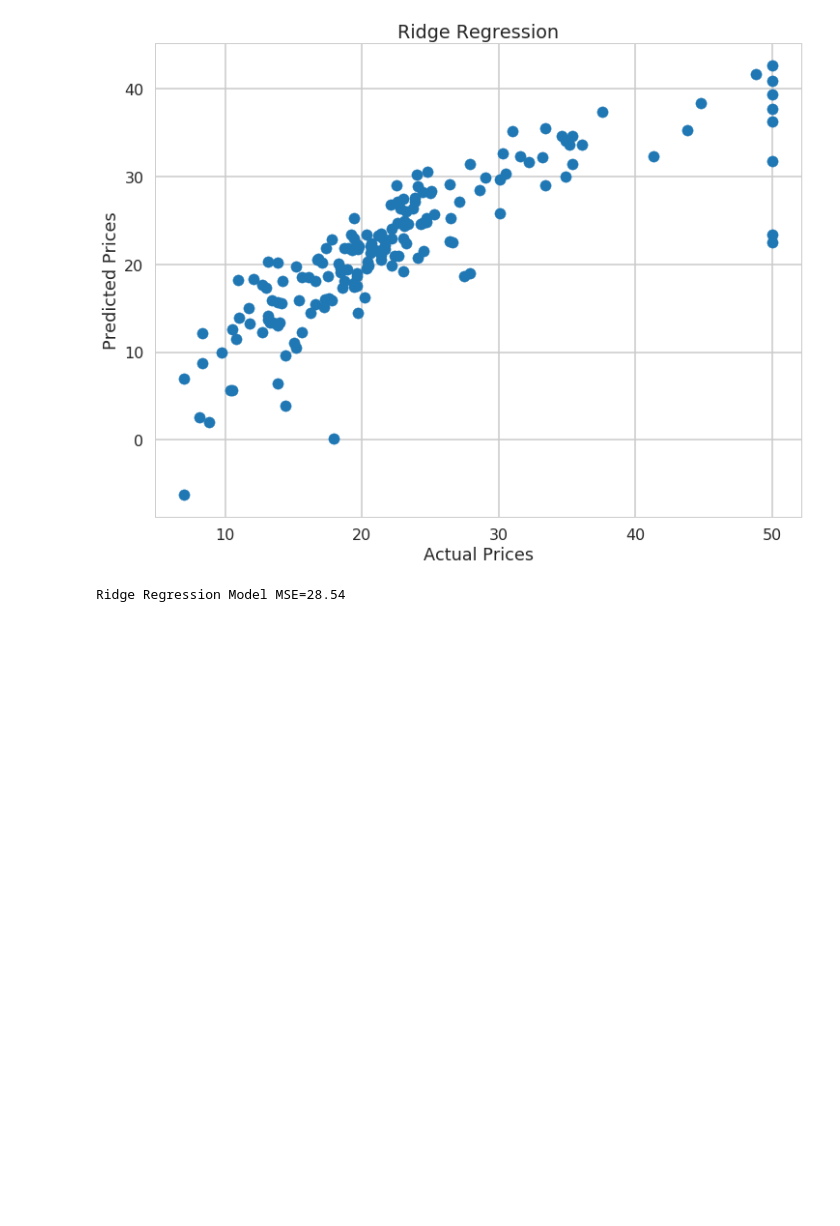
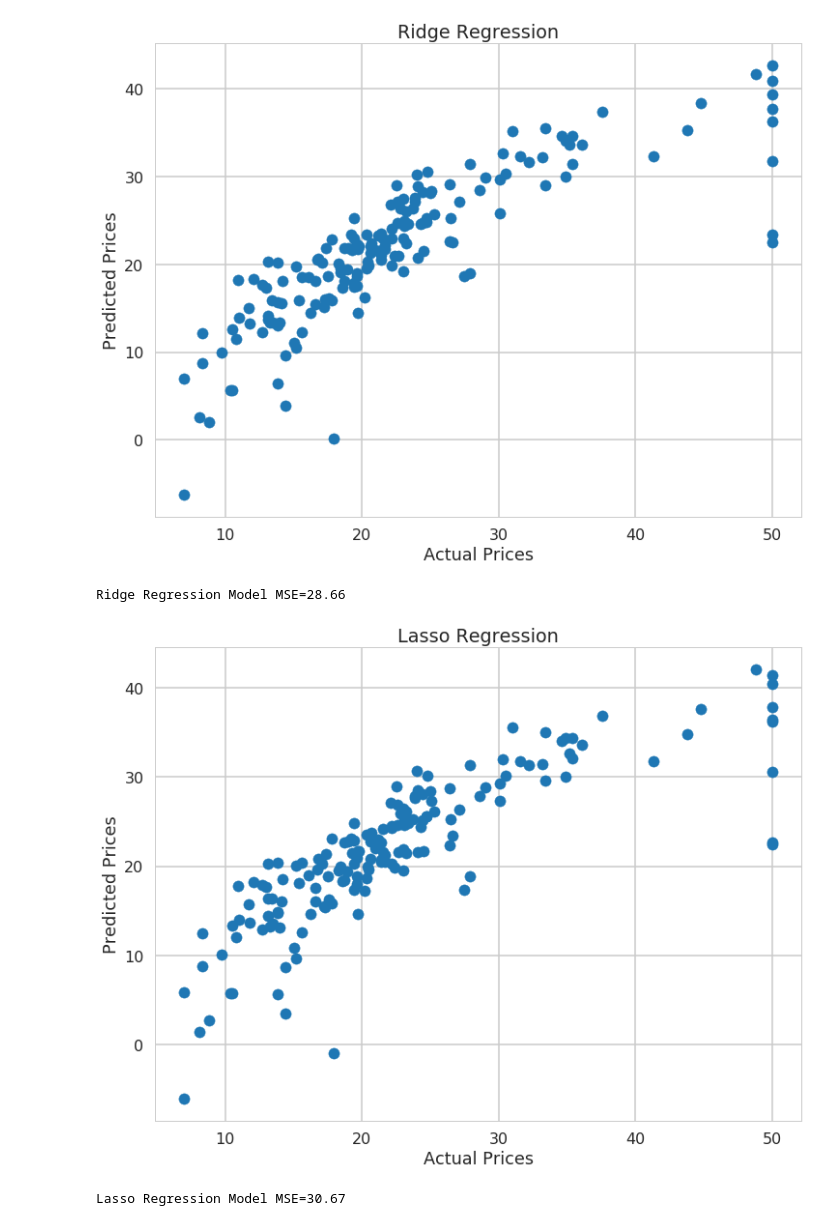
Before and after one commit to justthetips/ml, a Jupyter notebook: Boston Housing Dataset.ipynb, the cells around one changed output. Saved outputs shown, nothing was run; the diff lists cells and outputs as text; code cells hidden in the pictures; blank space fills up the shorter version.

```diff
--- a/Boston Housing Dataset.ipynb
+++ b/Boston Housing Dataset.ipynb
@@ -105,7 +106,27 @@ plt.show()
 [figure]
 # %%
 rrm_mse = mean_squared_error(y_test, rrm_y_hat)
-mse_dict['Ridge Regression'] = lm_mse
-print('Ridge Regression Model MSE={:.2f}'.format(lm_mse))
+mse_dict['Ridge Regression'] = rrm_mse
+print('Ridge Regression Model MSE={:.2f}'.format(rrm_mse))
 # %% [output]
-Ridge Regression Model MSE=28.54
+Ridge Regression Model MSE=28.66
+# %%
+#lasso regression
+lrm = linear_model.Lasso(alpha=.1)
+lrm.fit(X_train, y_train)
+lrm_y_hat = lrm.predict(X_test)
+
+plt.figure(figsize=(12,9))
+plt.scatter(y_test, lrm_y_hat)
+plt.xlabel('Actual Prices')
+plt.ylabel('Predicted Prices')
+plt.title('Lasso Regression')
+plt.show()
+# %% [output]
+[figure, added]
+# %%
+lrm_mse = mean_squared_error(y_test, lrm_y_hat)
+mse_dict['Lasso Regression'] = lrm_mse
+print('Lasso Regression Model MSE={:.2f}'.format(lrm_mse))
+# %% [output]
+Lasso Regression Model MSE=30.67
```
Also changed, not shown: parts of 3 cells of this notebook, 1 other file.
